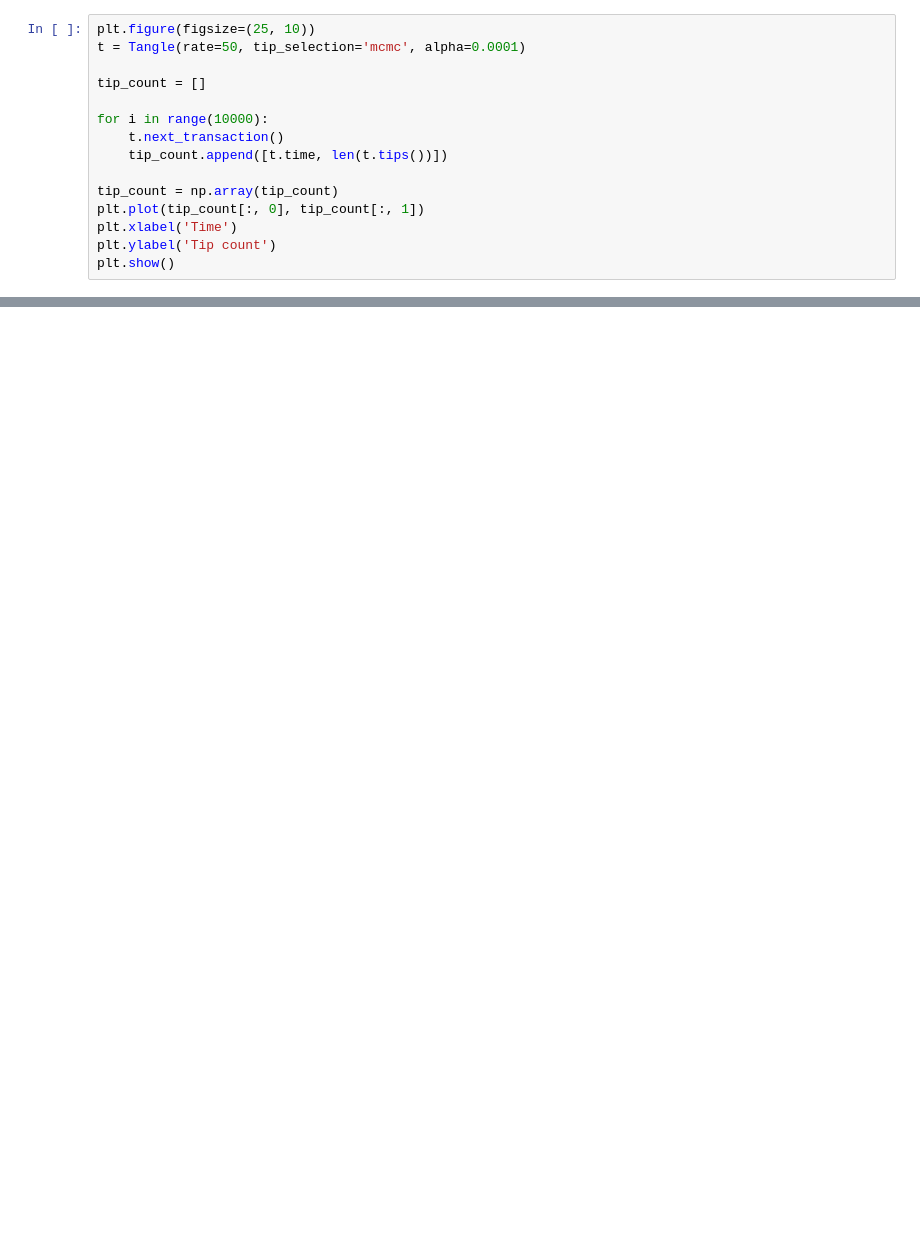
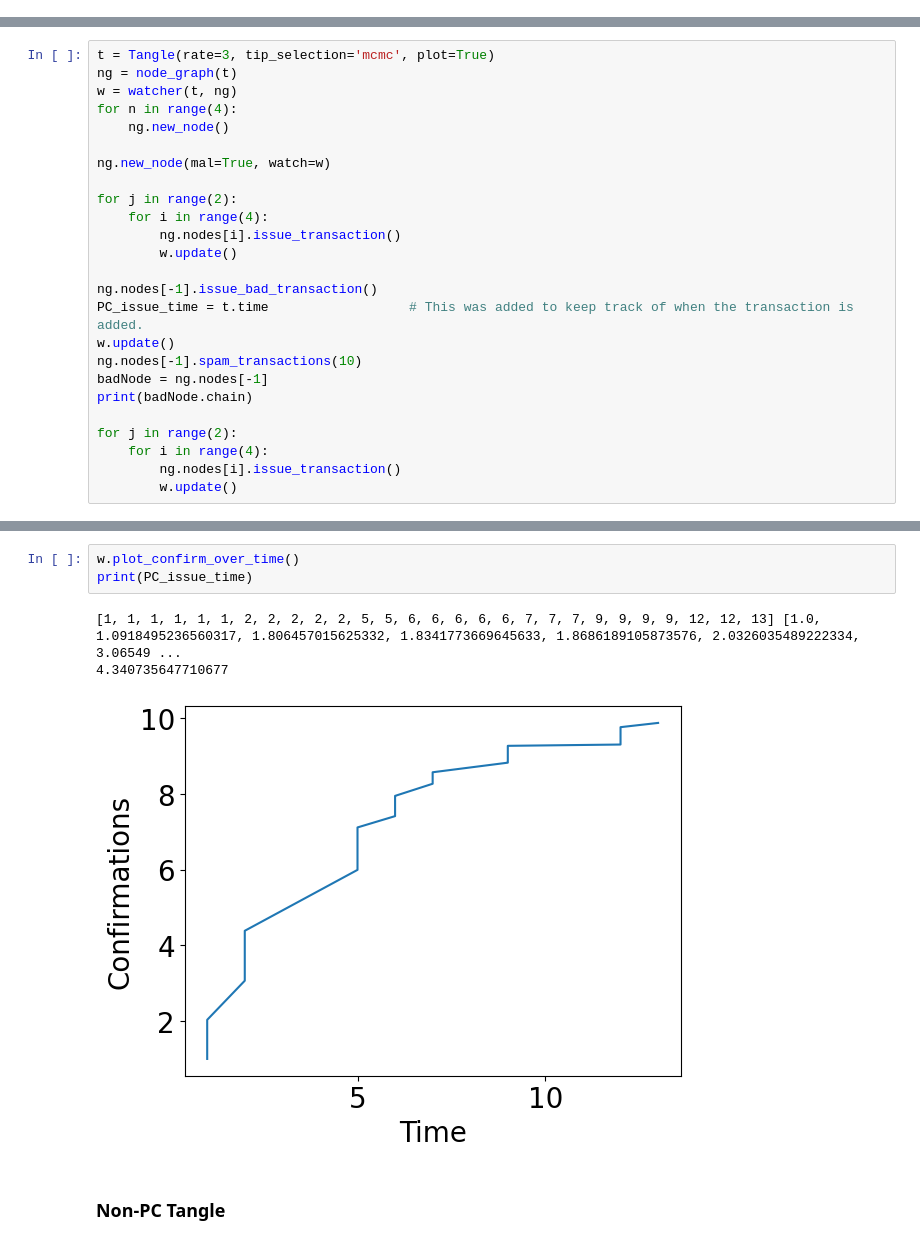
Before and after one commit to ctimms13/TangleSimulatorUpgraded, a Jupyter notebook: Experiment_1.ipynb, the cells around one changed output, grey strips where cells are left out. Saved outputs shown, nothing was run; the diff lists cells and outputs as text; blank space fills up the shorter version.

```diff
--- a/Experiment_1.ipynb
+++ b/Experiment_1.ipynb
@@ -112,15 +13,0 @@ Plot tip count, MCMC, $\lambda = 50, \alpha = 0.0001$
-# %%
-plt.figure(figsize=(25, 10))
-t = Tangle(rate=50, tip_selection='mcmc', alpha=0.0001)
-
-tip_count = []
-
-for i in range(10000):
-    t.next_transaction()
-    tip_count.append([t.time, len(t.tips())])
-
-tip_count = np.array(tip_count)
-plt.plot(tip_count[:, 0], tip_count[:, 1])
-plt.xlabel('Time')
-plt.ylabel('Tip count')
-plt.show()
@@ -128,0 +22,25 @@ plt.show()
+# %%
+t = Tangle(rate=3, tip_selection='mcmc', plot=True)
+ng = node_graph(t)
+w = watcher(t, ng)
+for n in range(4):
+    ng.new_node()
+
+ng.new_node(mal=True, watch=w)
+
+for j in range(2):
+    for i in range(4):
+        ng.nodes[i].issue_transaction()
+        w.update()
+
+ng.nodes[-1].issue_bad_transaction()
+PC_issue_time = t.time                  # This was added to keep track of when the transaction is added.
+w.update()
+ng.nodes[-1].spam_transactions(10)
+badNode = ng.nodes[-1]
+print(badNode.chain)
+
+for j in range(2):
+    for i in range(4):
+        ng.nodes[i].issue_transaction()
+        w.update()
@@ -128,0 +65,9 @@ plt.show()
+# %%
+w.plot_confirm_over_time()
+print(PC_issue_time)
+# %% [output]
+[1, 1, 1, 1, 1, 1, 2, 2, 2, 2, 2, 5, 5, 6, 6, 6, 6, 6, 7, 7, 7, 9, 9, 9, 9, 12, 12, 13] [1.0, 1.0918495236560317, 1.806457015625332, 1.8341773669645633, 1.8686189105873576, 2.0326035489222334, 3.06549 ...
+4.340735647710677
+[figure, added]
+# %% [markdown]
+### Non-PC Tangle
```
Also changed, not shown: parts of 21 cells of this notebook, 4 other files.
